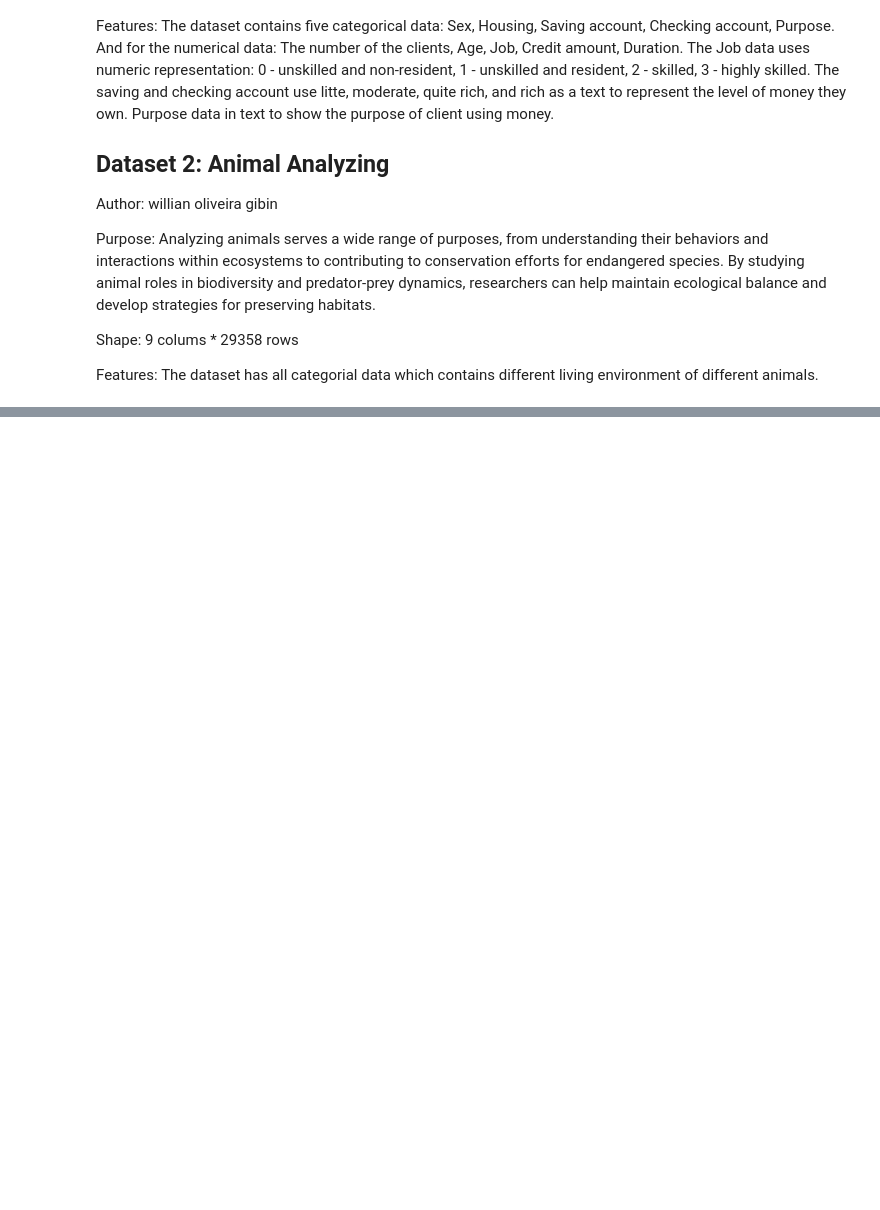
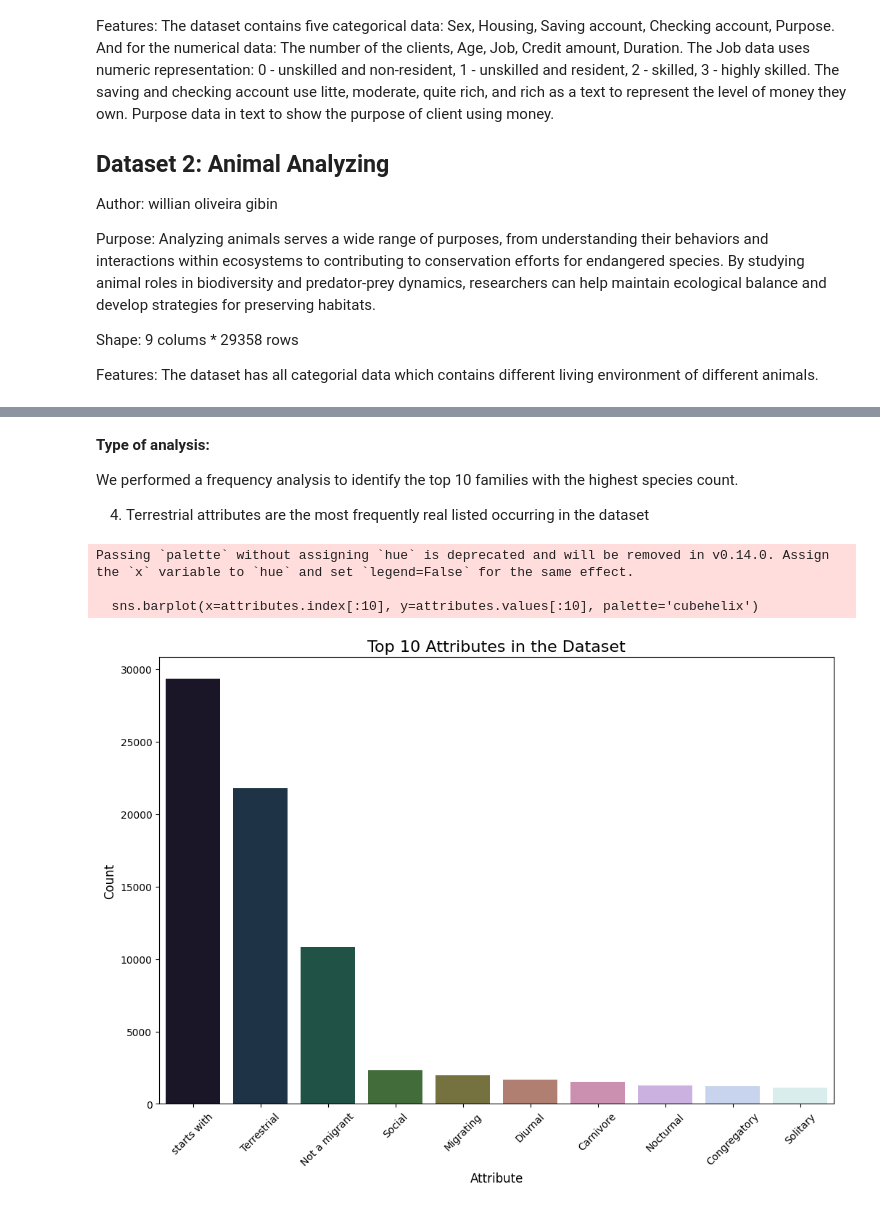
Before and after one commit to rennylee/EDA, a Jupyter notebook: EDA.ipynb, the cells around one changed output, grey strips where cells are left out. Cells and saved outputs as stored; diff of their text form; code cells hidden in the pictures; blank space fills up the shorter version.

```diff
--- a/EDA.ipynb
+++ b/EDA.ipynb
@@ -54,0 +115,20 @@ Features: The dataset has all categorial data which contains different living en
+# %% [markdown]
+**Type of analysis:**
+
+We performed a frequency analysis to identify the top 10 families with the highest species count.
+
+4. Terrestrial attributes are the most frequently real listed occurring in the dataset
+# %%
+attributes = ds2['Attributes'].str.split(',', expand=True).stack().value_counts()
+plt.figure(figsize=(12, 8))
+sns.barplot(x=attributes.index[:10], y=attributes.values[:10], palette='cubehelix')
+plt.title('Top 10 Attributes in the Dataset', fontsize=16)
+plt.xlabel('Attribute', fontsize=12)
+plt.ylabel('Count', fontsize=12)
+plt.xticks(rotation=45)
+plt.show()
+# %% [output]
+Passing `palette` without assigning `hue` is deprecated and will be removed in v0.14.0. Assign the `x` variable to `hue` and set `legend=False` for the same effect.
+
+  sns.barplot(x=attributes.index[:10], y=attributes.values[:10], palette='cubehelix')
+[figure, added]
```
Also changed, not shown: parts of 21 cells of this notebook.
